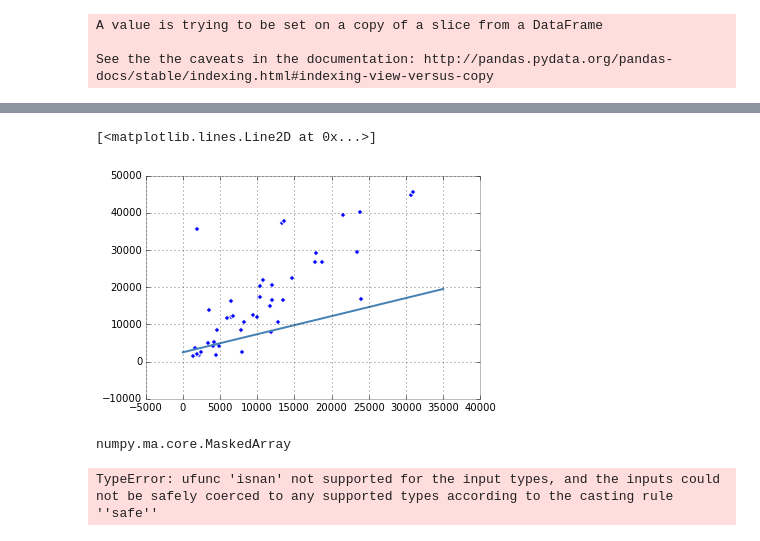
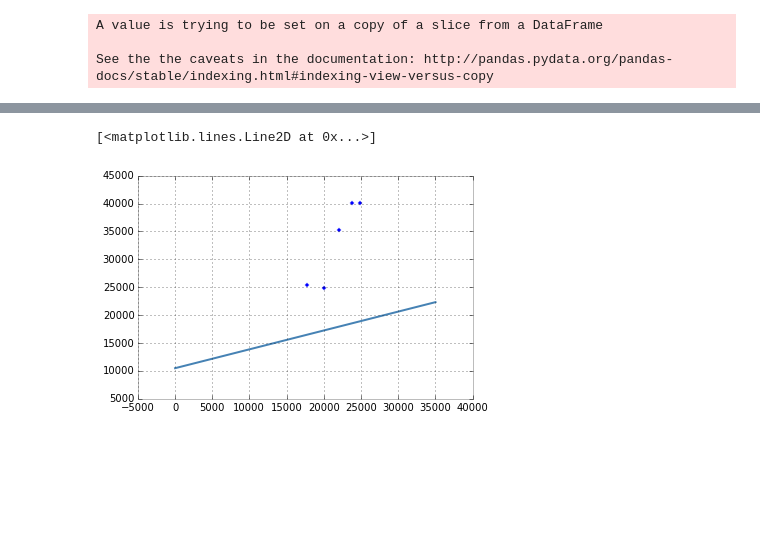
Before and after one commit to afcarl/PUI2015_-PriyaKhokher-, a Jupyter notebook: HW5/Assignment5_2_PriyaKhokher.ipynb, the cells around one changed output, grey strips where cells are left out. Drawn from its saved outputs; the diff is of its cells as text; code cells hidden in the pictures; blank space fills up the shorter version.

```diff
--- a/HW5/Assignment5_2_PriyaKhokher.ipynb
+++ b/HW5/Assignment5_2_PriyaKhokher.ipynb
@@ -38,6 +44,13 @@ for k in allmales:
         if nonreal.sum()[c]>1 and nonreal.sum()[c]<49:
             allmales[k][c][~nonreal[c]] = np.float('NaN')
             allmales[k][c] = allmales[k][c].astype(float)
+
+for k in allfemales:
+    nonreal  = allfemales[k].applymap(np.isreal)
+    for c in allfemales[k].columns :
+        if nonreal.sum()[c]>1 and nonreal.sum()[c]<49:
+            allfemales[k][c][~nonreal[c]] = np.float('NaN')
+            allfemales[k][c] = allfemales[k][c].astype(float)
 # %% [output]
 A value is trying to be set on a copy of a slice from a DataFrame
 
@@ -108,3 +58,13 @@ print type(X)
+# %%
+MaleMedInc = []
+MaleMedInc = [allmales['all']['Median income'][1], allmales['white']['Median income'][1],
+     allmales['black']['Median income'][1], allmales['asian']['Median income'][1], allmales['hispanic']['Median income'][1]]
+FemaleMedInc = []
+FemaleMedInc = [allfemales['all']['Median income'][1], allfemales['white']['Median income'][1],
+    allfemales['black']['Median income'][1], allfemales['asian']['Median income'][1], allfemales['hispanic']['Median income'][1]]
+# %%
+X=FemaleMedInc
+Y=MaleMedInc
 # %%
 print X, Y
 # %% [output]
@@ -155,24 +155,17 @@ beta0=mean(X)-beta1*mean(Y)
 # %%
 ax1=plt.subplot()
 
 ax1.scatter(X,Y)
-x=np.linspace(0,35000,1000)
-y=beta1*x +beta0
-ax1.plot(x,y)
+x2=np.linspace(0,35000,1000)
+y2=beta1*x +beta0
+ax1.plot(x2,y2)
 # %% [output]
 [<matplotlib.lines.Line2D at 0x...>]
-[figure, old version]
+[figure, new version]
 # %%
 all_males=np.ma.array(np.concatenate([allmales['all']['Median income'][:].values,allmales['white']['Median income'][:].values,allmales['black']['Median income'][:].values,allmales['hispanic']['Median income'][:].values,allmales['asian']['Median income'][:].values]).flatten())
+all_females=np.ma.array(np.concatenate([allfemales['all']['Median income'][:].values,allfemales['white']['Median income'][:].values,allfemales['black']['Median income'][:].values,allfemales['hispanic']['Median income'][:].values,allfemales['asian']['Median income'][:].values]).flatten())
+allmask = [np.isnan(all_males) + np.isnan(all_females)]
 
-all_females=np.ma.array(np.concatenate([allfemales['all']['Median income'][:].values,allfemales['white']['Median income'][:].values,allfemales['black']['Median income'][:].values,allfemales['hispanic']['Median income'][:].values,allfemales['asian']['Median income'][:].values]).flatten())
-type(all_males)
+all_females.mask = allmask
+all_males.mask = allmask
-# %% [output]
-numpy.ma.core.MaskedArray
-# %%
-allmask = [(np.isnan(all_males)) + (np.isnan(all_females))]
-
-all_females.mask = allmask
-all_males.mask = allmask
-# %% [output]
-TypeError: ufunc 'isnan' not supported for the input types, and the inputs could not be safely coerced to any supported types according to the casting rule ''safe''
```
Also changed, not shown: parts of 14 cells of this notebook, 1 other file.
